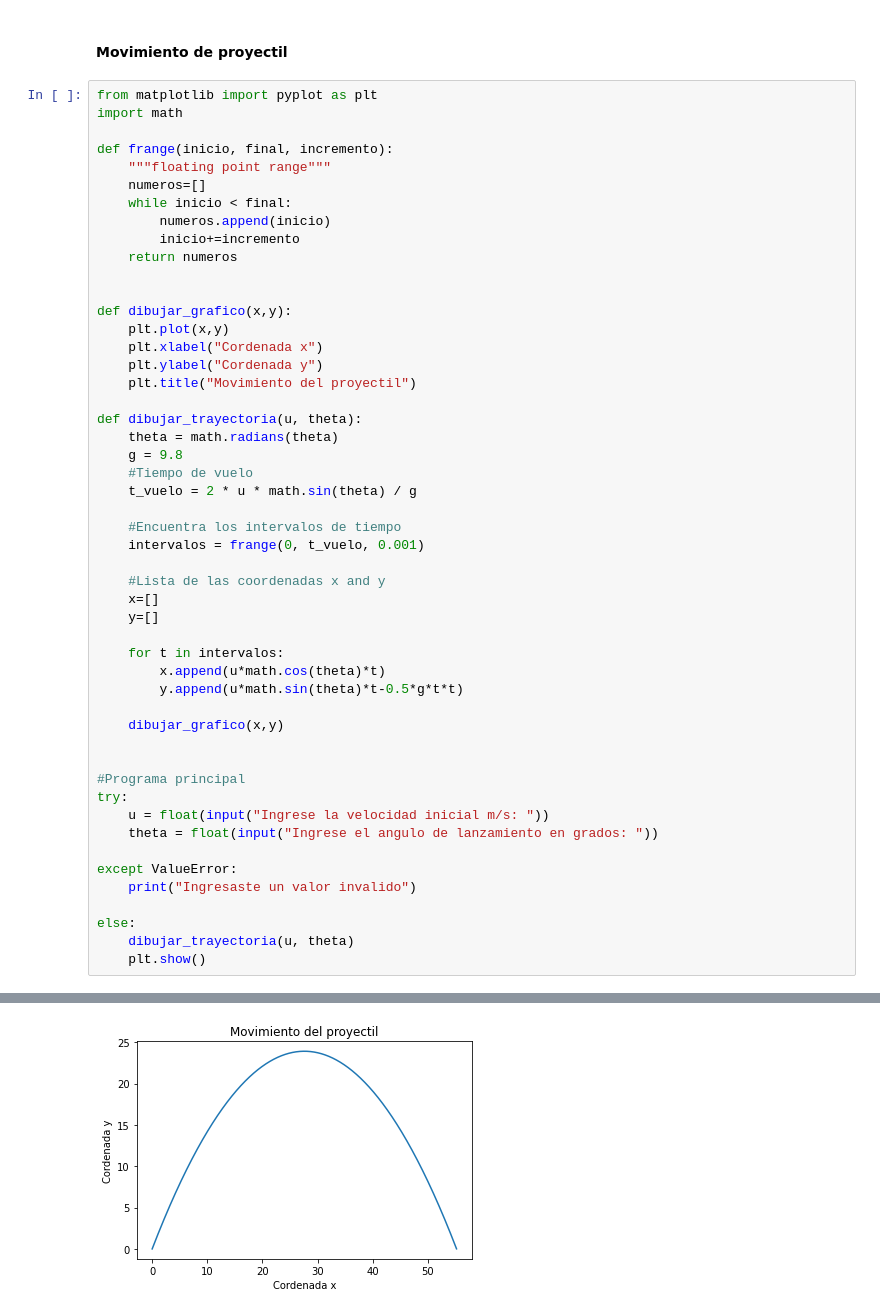
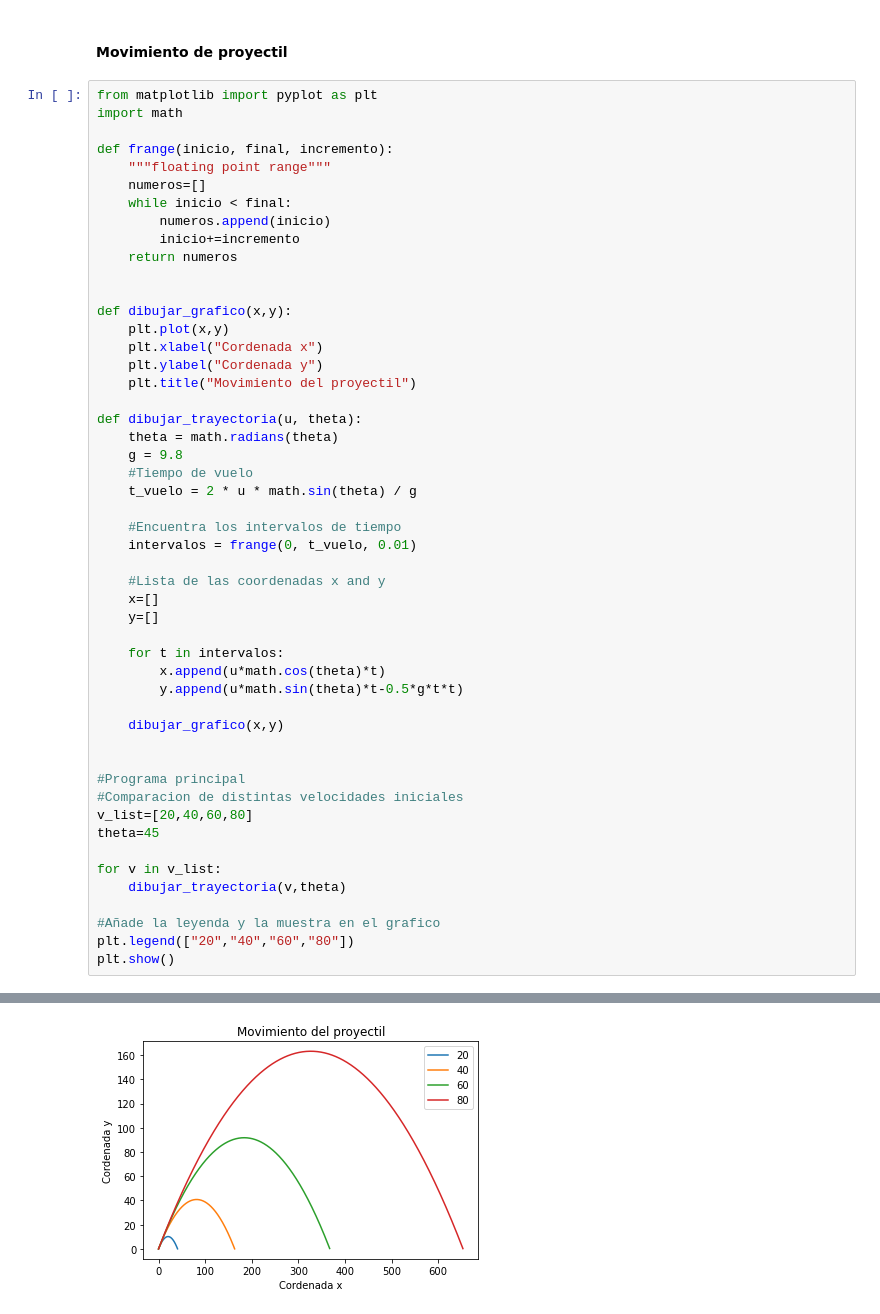
Before and after one commit to MkCst/Python-numerico, a Jupyter notebook: C-0 Graficacion.ipynb, the cells around one changed output, grey strips where cells are left out. Drawn from its saved outputs; the diff is of its cells as text.

```diff
--- a/C-0 Graficacion.ipynb
+++ b/C-0 Graficacion.ipynb
@@ -179,7 +179,7 @@ def dibujar_trayectoria(u, theta):
     t_vuelo = 2 * u * math.sin(theta) / g
 
     #Encuentra los intervalos de tiempo
-    intervalos = frange(0, t_vuelo, 0.001)
+    intervalos = frange(0, t_vuelo, 0.01)
 
     #Lista de las coordenadas x and y
     x=[]
@@ -193,14 +193,14 @@ def dibujar_trayectoria(u, theta):
 
 
 #Programa principal
-try:
-    u = float(input("Ingrese la velocidad inicial m/s: "))
-    theta = float(input("Ingrese el angulo de lanzamiento en grados: "))
+#Comparacion de distintas velocidades iniciales
+v_list=[20,40,60,80]
+theta=45
 
-except ValueError:
-    print("Ingresaste un valor invalido")
+for v in v_list:
+    dibujar_trayectoria(v,theta)
 
-else:
-    dibujar_trayectoria(u, theta)
-    plt.show()
+#Añade la leyenda y la muestra en el grafico
+plt.legend(["20","40","60","80"])
+plt.show()
 # %% [output]
@@ -209 +207 @@ Ingrese el angulo de lanzamiento en grados: 60
-[figure, old version]
+[figure, new version]
```
Also changed, not shown: parts of 3 cells of this notebook, 1 other file.
